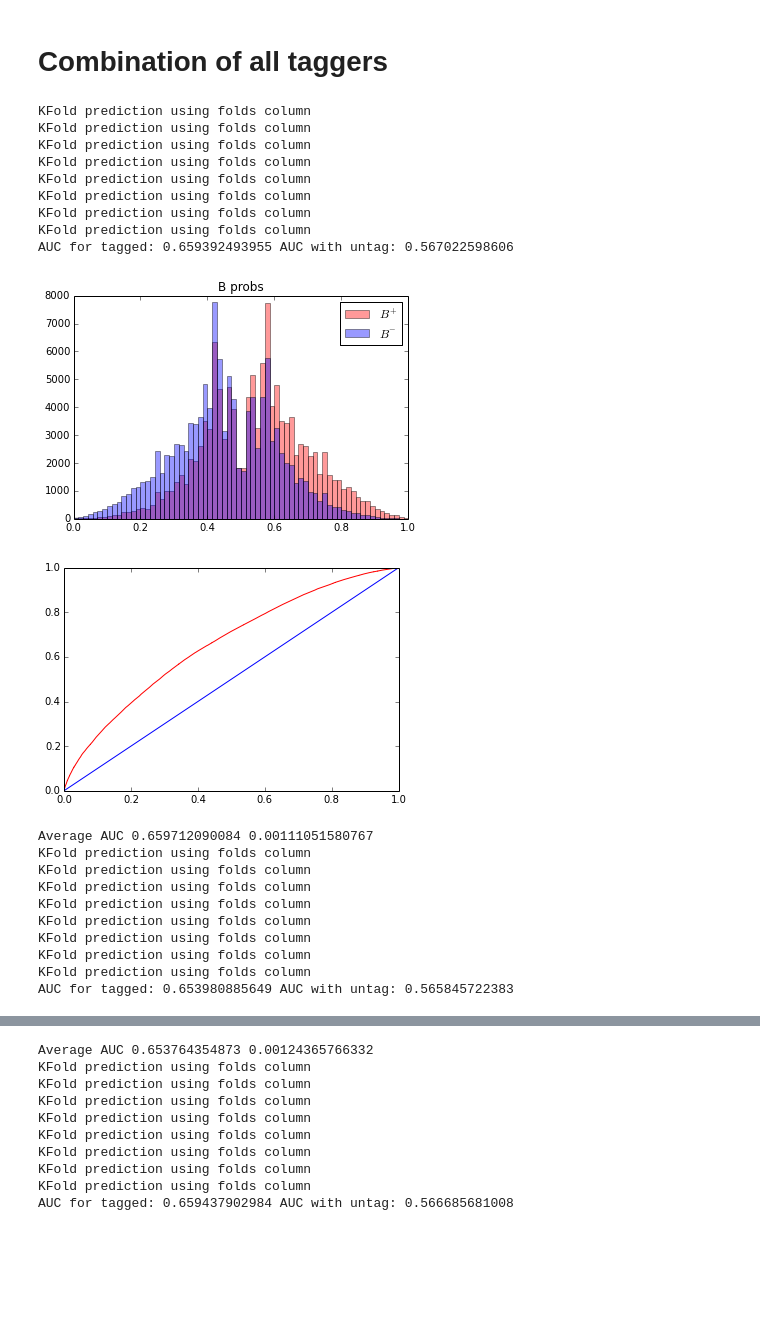
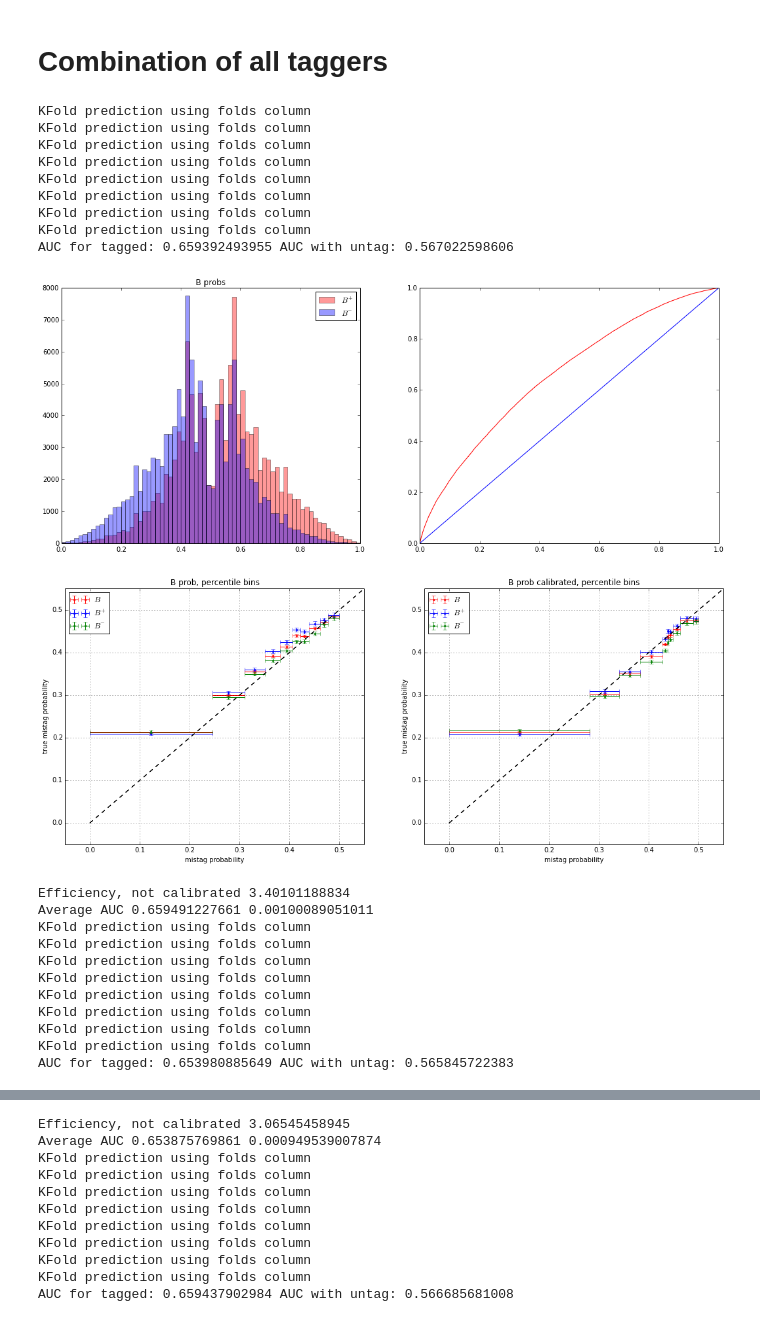
Before and after one commit to tlikhomanenko/tagging_LHCb, a Jupyter notebook: old-tagging.ipynb, the cells around one changed output, grey strips where cells are left out. Drawn from its saved outputs; the diff is of its cells as text; code cells hidden in the pictures; blank space fills up the shorter version.

Commit message:
update symmetric calibration + noise for final mistag checking

```diff
--- a/old-tagging.ipynb
+++ b/old-tagging.ipynb
@@ -275,6 +275,7 @@ def combine_taggers(tagger_outputs, tagger_keys):
     tag_result[probs_wrong > 0.5] = -1
     return tag_result, 1 - probs_wrong, tagger_outputs.weight.values, tagger_outputs.signB.values
 # %%
+percentile_bins = [10, 20, 30, 40, 50, 60, 70, 80, 90]
 def run_combine(model_suffix="", model_name="", logistic=False):
     """
     :param suffix: suffix used for taggers
@@ -313,38 +314,65 @@ def run_combine(model_suffix="", model_name="", logistic=False):
     auc, auc_full = calculate_auc_with_and_without_untag_events(Bsign, Bprobs, Bweights)
     print 'AUC for tagged:', auc, 'AUC with untag:', auc_full
 
+    subplot(1, 2, 1)
     hist(Bprobs[Bsign == 1], alpha=0.4, bins=70, weights=Bweights[Bsign == 1], label='$B^+$')
     hist(Bprobs[Bsign == -1], alpha=0.4, bins=70, weights=Bweights[Bsign == -1], label='$B^-$')
-    legend(), title('B probs'), show()
+    legend(), title('B probs')
 
     fpr, tpr, _ = roc_curve(Bsign, Bprobs, sample_weight=Bweights)
+    subplot(1, 2, 2)
     plot(fpr, tpr), plot([0, 1], [0, 1]), show()
 
     tagging_efficiency_combined = sum(Bweights) / get_N_B_events()
     tagging_efficiency_combined_delta = numpy.sqrt(sum(Bweights)) / get_N_B_events()
 
-    D2, aucs = bootstrap_calibrate_prob(Bsign, Bweights, Bprobs)
+    subplot(1, 2, 1)
+    compute_mistag(Bprobs, Bsign, Bweights, Bsign > -100, label="$B$", uniform=False, bins=percentile_bins)
+    compute_mistag(Bprobs, Bsign, Bweights, Bsign == 1, label="$B^+$", uniform=False, bins=percentile_bins)
+    compute_mistag(Bprobs, Bsign, Bweights, Bsign == -1, label="$B^-$", uniform=False, bins=percentile_bins)
+    legend(loc='best')
+    title('B prob, percentile bins'), xlabel('mistag probability'), ylabel('true mistag probability')
+
+    Bprob_calibrated = calibrate_probs(Bsign, Bweights, Bprobs, random_state=13, symmetrize=True)
+    Bprob_calibrated += numpy.random.normal(size=len(Bprob_calibrated)) * 0.001
+
+    subplot(1, 2, 2)
+    compute_mistag(Bprob_calibrated, Bsign, Bweights, Bsign > -100, label="$B$", uniform=False, bins=percentile_bins)
+    compute_mistag(Bprob_calibrated, Bsign, Bweights, Bsign == 1, label="$B^+$", uniform=False, bins=percentile_bins)
+    compute_mistag(Bprob_calibrated, Bsign, Bweights, Bsign == -1, label="$B^-$", uniform=False, bins=percentile_bins)
+    legend(loc='best')
+    title('B prob calibrated, percentile bins'), xlabel('mistag probability'), ylabel('true mistag probability')
+    show()
+
+    D2_bootstrap, aucs = bootstrap_calibrate_prob(Bsign, Bweights, Bprobs)
+
+    D2 = numpy.average((2*(Bprobs - 0.5))**2, weights=Bweights)
+    print 'Efficiency, not calibrated', numpy.average((2*(Bprobs - 0.5))**2,
+                                                      weights=Bweights) * tagging_efficiency_combined * 100
     print 'Average AUC', numpy.mean(aucs), numpy.std(aucs)
 
-    return result_table(tagging_efficiency_combined, tagging_efficiency_combined_delta, D2, auc_full, model_name)
+    return result_table(tagging_efficiency_combined, tagging_efficiency_combined_delta, D2_bootstrap,
+                        auc_full, model_name)
 # %%
+figsize(18, 7)
 results = [run_combine("_xgboost", "iso-xgb_combined"),
            run_combine("_tmva", "iso-tmva_combined"),
            run_combine("_xgboost", "log-xgb_combined", logistic=True),
            run_combine("_tmva", "log-tmva_combined", logistic=True)]
 # %% [output]
 KFold prediction using folds column
 KFold prediction using folds column
 KFold prediction using folds column
 KFold prediction using folds column
 KFold prediction using folds column
 KFold prediction using folds column
 KFold prediction using folds column
 KFold prediction using folds column
 AUC for tagged: 0.659392493955 AUC with untag: 0.567022598606
-[figure, old version]
+[figure, new version]
-[figure, old version]
+[figure, new version]
-Average AUC 0.659712090084 0.00111051580767
+Efficiency, not calibrated 3.40101188834
+Average AUC 0.659491227661 0.00100089051011
 KFold prediction using folds column
 KFold prediction using folds column
 KFold prediction using folds column
@@ -359,4 +387,5 @@ AUC for tagged: 0.653980885649 AUC with untag: 0.565845722383
-Average AUC 0.653764354873 0.00124365766332
+Efficiency, not calibrated 3.06545458945
+Average AUC 0.653875769861 0.000949539007874
 KFold prediction using folds column
 KFold prediction using folds column
 KFold prediction using folds column
```
Also changed, not shown: parts of 5 cells of this notebook.
